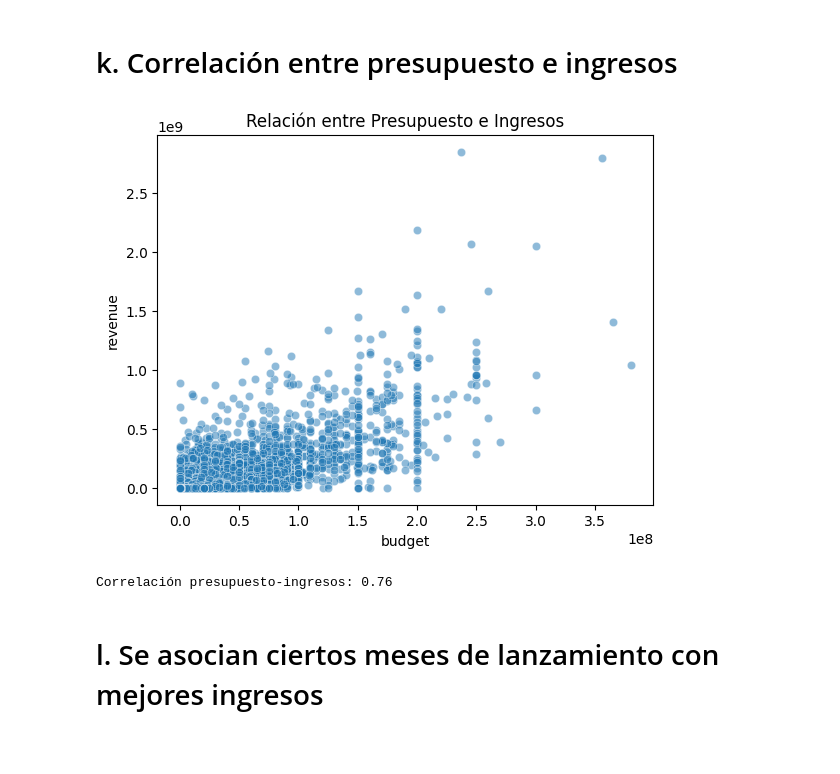
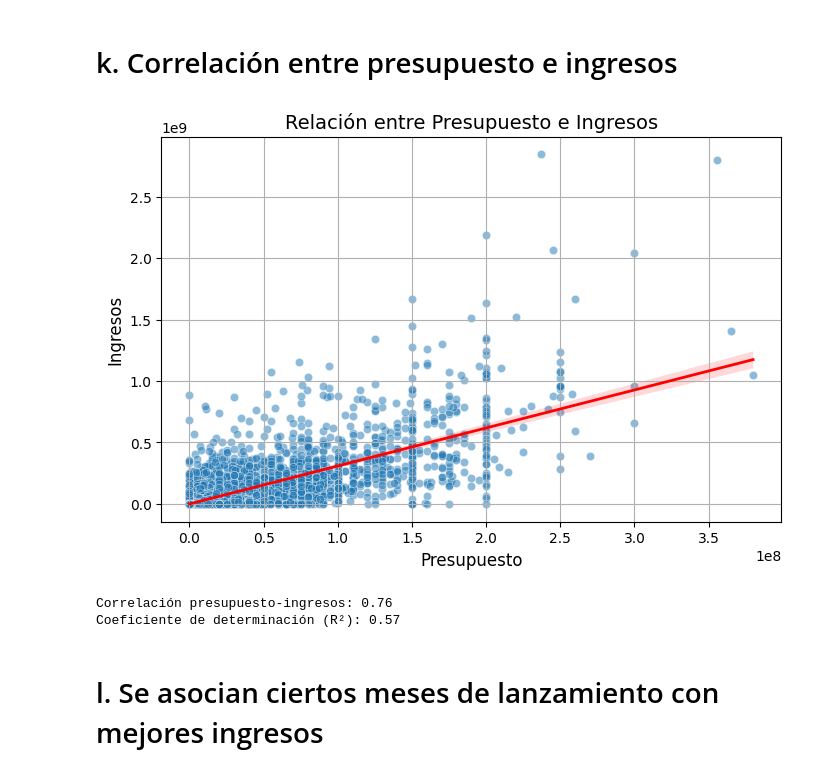
Before and after one commit to Sofiamishel2003/-An-lisis-Exploratorio, a Jupyter notebook: analisis exploratorio - movies.IPYNB, the cells around one changed output. Drawn from its saved outputs; the diff is of its cells as text; code cells hidden in the pictures; blank space fills up the shorter version.

```diff
--- a/analisis exploratorio - movies.IPYNB
+++ b/analisis exploratorio - movies.IPYNB
@@ -389,16 +390,34 @@ top_rated_movies
 | 9451 | Break the Silence: The Movie | Park Jun-soo | 9.2 |
 # %% [markdown]
 # k. Correlación entre presupuesto e ingresos
-# %%
-sns.scatterplot(x='budget', y='revenue', data=df, alpha=0.5)
-plt.title("Relación entre Presupuesto e Ingresos")
-plt.show()
-
-corr = df[['budget', 'revenue']].corr()
-print(f"Correlación presupuesto-ingresos: {corr.loc['budget', 'revenue']:.2f}")
-# %% [output]
-[figure, removed]
-Correlación presupuesto-ingresos: 0.76
+# %%
+# Gráfico de dispersión con línea de regresión
+plt.figure(figsize=(8, 5))
+sns.scatterplot(x='budget', y='revenue', data=df, alpha=0.5)
+sns.regplot(x='budget', y='revenue', data=df, scatter=False, color='red', line_kws={'linewidth': 2})
+
+# Títulos y etiquetas
+plt.title("Relación entre Presupuesto e Ingresos", fontsize=14)
+plt.xlabel("Presupuesto", fontsize=12)
+plt.ylabel("Ingresos", fontsize=12)
+plt.grid(True)
+plt.show()
+
+# Cálculo de correlación y coeficiente de determinación (R²)
+corr = df[['budget', 'revenue']].corr().loc['budget', 'revenue']
+X = df['budget']
+y = df['revenue']
+X = sm.add_constant(X)  # Agregar intercepto para la regresión
+model = sm.OLS(y, X, missing='drop').fit()  # Ajustar modelo
+r_squared = model.rsquared
+
+# Resultados
+print(f"Correlación presupuesto-ingresos: {corr:.2f}")
+print(f"Coeficiente de determinación (R²): {r_squared:.2f}")
+# %% [output]
+[figure, added]
+Correlación presupuesto-ingresos: 0.76
+Coeficiente de determinación (R²): 0.57
 # %% [markdown]
 # l. Se asocian ciertos meses de lanzamiento con mejores ingresos
 # %%
```
Also changed, not shown: parts of 1 cell of this notebook.
